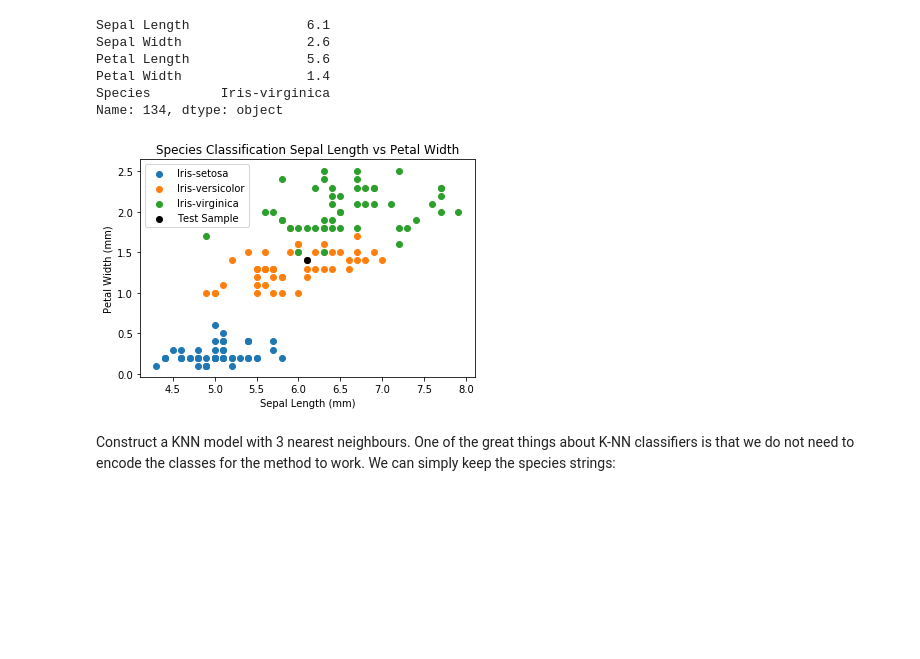
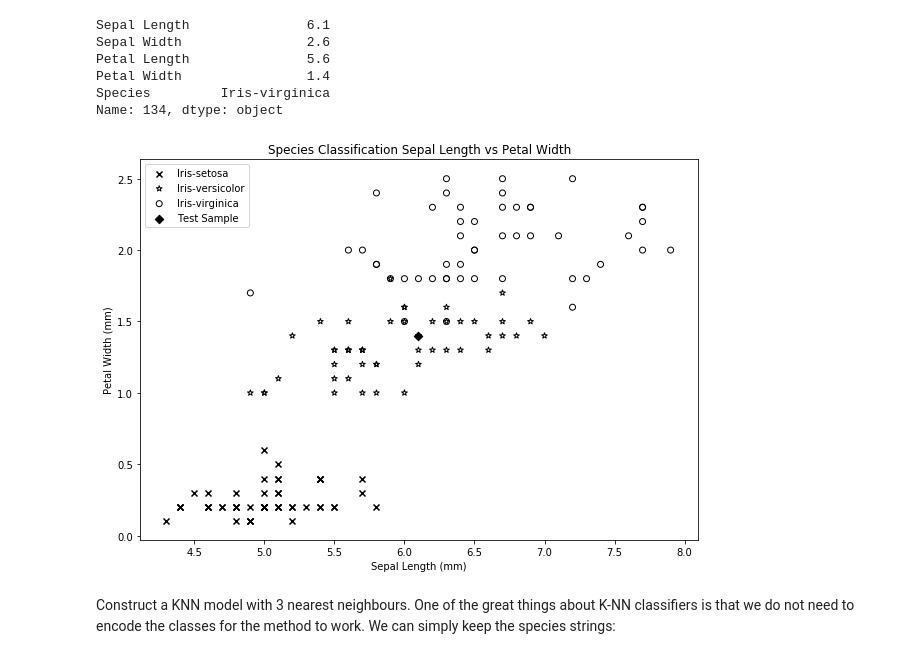
Before and after one commit to TrainingByPackt/Applied-Supervised-Learning-with-Python, a Jupyter notebook: Chapter 4 - Classification/Ex4 - KNN.ipynb, the cells around one changed output. Drawn from its saved outputs; the diff is of its cells as text; code cells hidden in the pictures; blank space fills up the shorter version.

```diff
--- a/Chapter 4 - Classification/Ex4 - KNN.ipynb
+++ b/Chapter 4 - Classification/Ex4 - KNN.ipynb
@@ -19,8 +19,18 @@ df.head()
 # %% [markdown]
 For this exercise we will chose Sepal Length and Petal Width as the classification features to use in the model.  Construct a plot to visualise the corresponding measurements with the class allocations.
 # %%
+markers = {
+    'Iris-setosa': {'marker': 'x', 'facecolor': 'k', 'edgecolor': 'k'},
+    'Iris-versicolor': {'marker': '*', 'facecolor': 'none', 'edgecolor': 'k'},
+    'Iris-virginica': {'marker': 'o', 'facecolor': 'none', 'edgecolor': 'k'},
+}
+plt.figure(figsize=(10, 7))
 for name, group in df.groupby('Species'):
-    plt.scatter(group['Sepal Length'], group['Petal Width'], label=name)
+    plt.scatter(group['Sepal Length'], group['Petal Width'],
+                label=name,
+                marker=markers[name]['marker'],
+                facecolors=markers[name]['facecolor'],
+                edgecolor=markers[name]['edgecolor'])
 
 plt.title('Species Classification Sepal Length vs Petal Width');
 plt.xlabel('Sepal Length (mm)');
@@ -42,16 +52,21 @@ Petal Width                1.4
 Species         Iris-virginica
 Name: 134, dtype: object
 # %%
+plt.figure(figsize=(10, 7))
 for name, group in df.groupby('Species'):
-    plt.scatter(group['Sepal Length'], group['Petal Width'], label=name)
+    plt.scatter(group['Sepal Length'], group['Petal Width'],
+                label=name,
+                marker=markers[name]['marker'],
+                facecolors=markers[name]['facecolor'],
+                edgecolor=markers[name]['edgecolor'])
 
-plt.scatter(df_test['Sepal Length'], df_test['Petal Width'], label='Test Sample', c='k')
+plt.scatter(df_test['Sepal Length'], df_test['Petal Width'], label='Test Sample', c='k', marker='D')
 plt.title('Species Classification Sepal Length vs Petal Width');
 plt.xlabel('Sepal Length (mm)');
 plt.ylabel('Petal Width (mm)');
 plt.legend();
 # %% [output]
-[figure, old version]
+[figure, new version]
 # %% [markdown]
 Construct a KNN model with 3 nearest neighbours.  One of the great things about K-NN classifiers is that we do not need to encode the classes for the method to work.  We can simply keep the species strings:
 # %%
```
Also changed, not shown: parts of 1 cell of this notebook, 10 other files.
